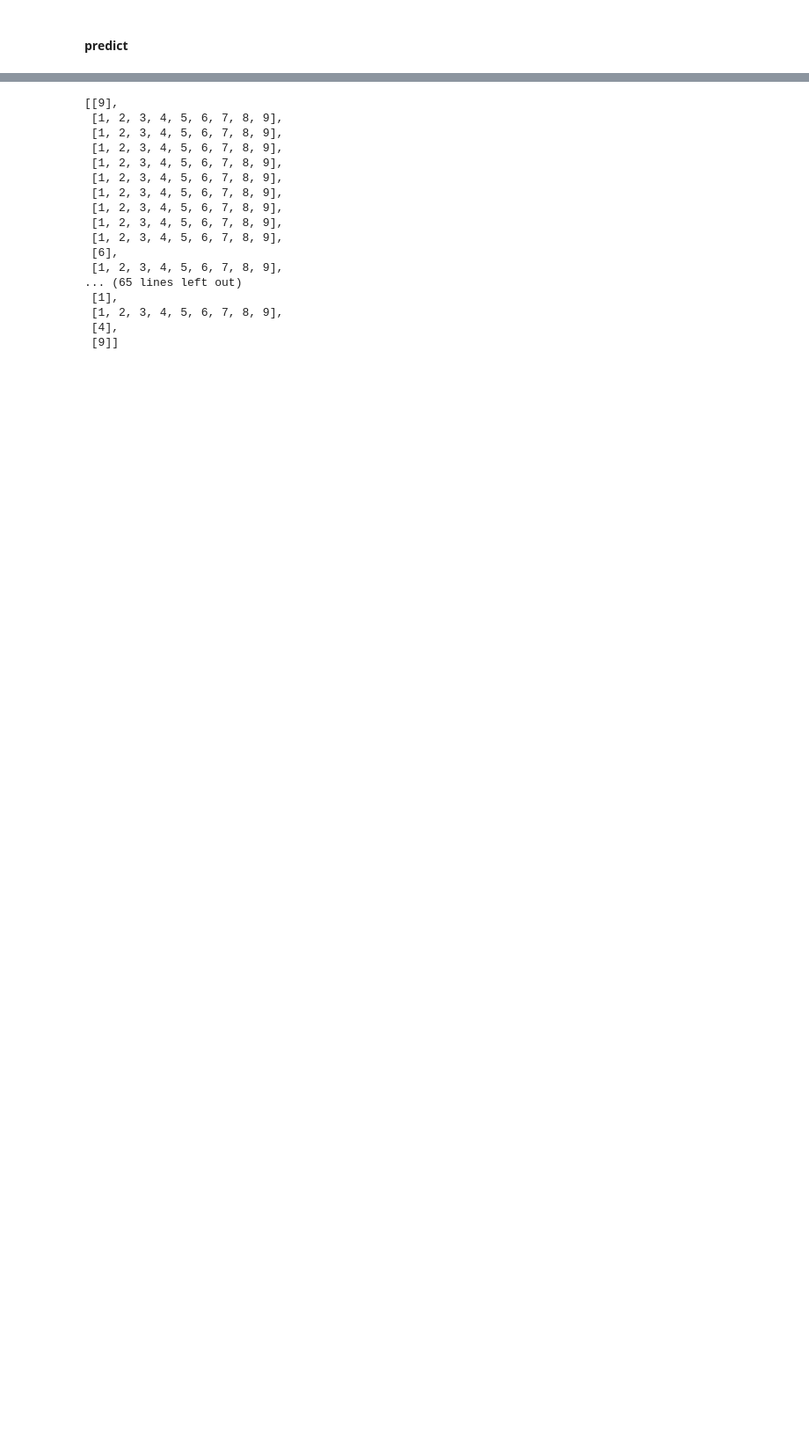
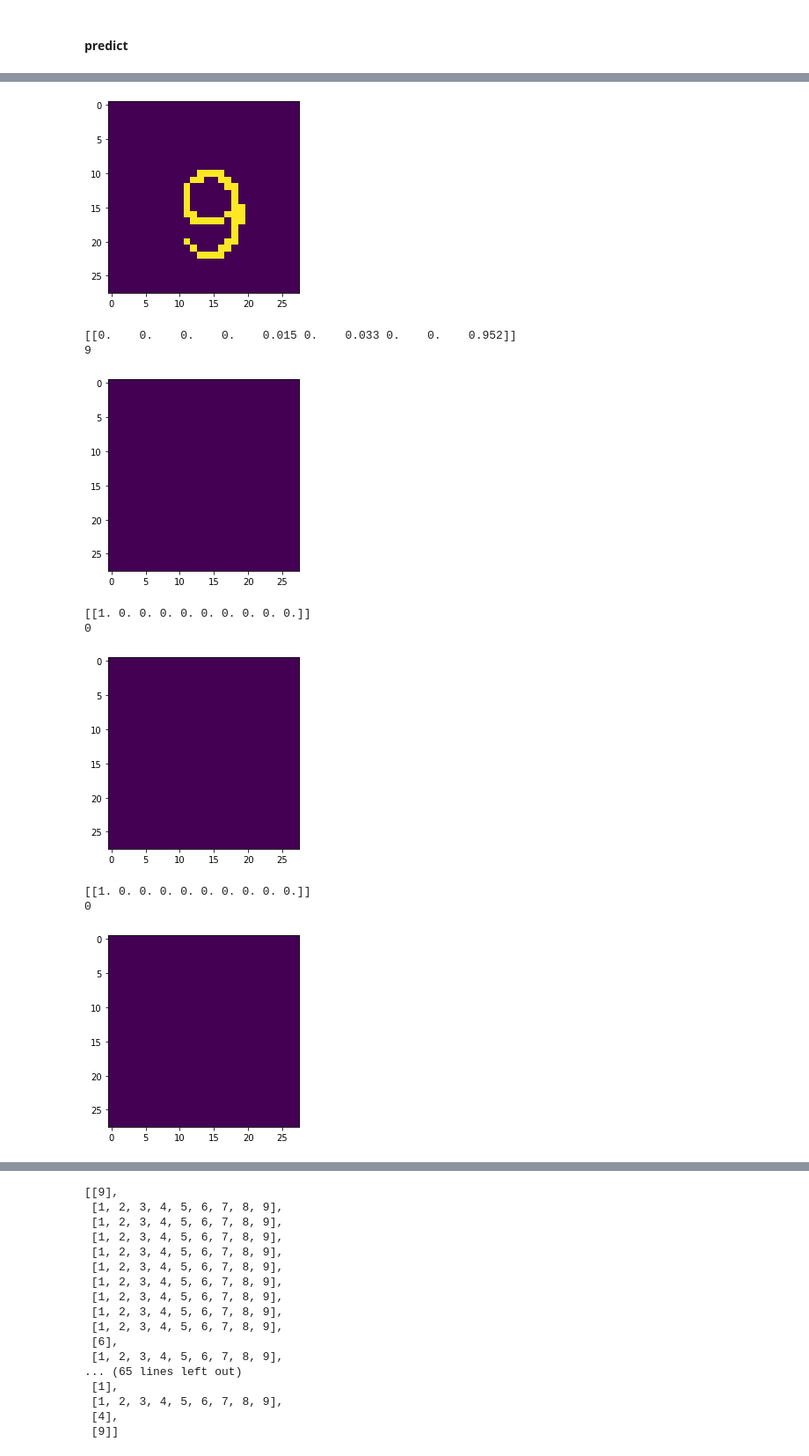
Before and after one commit to thilakghub/sudokusolver, a Jupyter notebook: create-train-data.ipynb, the cells around one changed output, grey strips where cells are left out. Shown at 88% size. Drawn from its saved outputs; the diff is of its cells as text; code cells hidden in the pictures; blank space fills up the shorter version.

```diff
--- a/create-train-data.ipynb
+++ b/create-train-data.ipynb
@@ -708,29 +675,40 @@ for i in range(80):
 # %%
 for f in ['difficulty_hard_p1_copy.png']:
     foo = cv2.imread(f)
 #         removing horizontal and vertical grids
     foo = h_v(foo)
 #         making both height and width of the same dimension which is 9 * 28
     foo = cv2.resize(foo, (252,252), interpolation = cv2.INTER_LINEAR)
     foo = cv2.cvtColor(foo,cv2.COLOR_BGR2GRAY)
     foo = cv2.threshold(foo, 170, 255, cv2.THRESH_BINARY_INV)[1]
 #     plt.imshow(foo)
 #     plt.show()
 
 #         store train data
     h,w = foo.shape
     box = 28
     s = 0
     for i in range(0,h,box):
         for j in range(0,w,box):
             foo_r = foo[i:i+box:, j:j+box]
-#             plt.imshow(foo_r)
-#             plt.show()
+            plt.imshow(foo_r)
+            plt.show()
 
             foo_f = foo_r.reshape((1, foo_r.shape[0], foo_r.shape[1], 1)).astype('float32')
             foo_f = foo_f / 255
-#             print(np.round(model.predict(foo_f),3))
-#             print(np.argmax(model.predict(foo_f)))
+            print(np.round(model.predict(foo_f),3))
+            print(np.argmax(model.predict(foo_f)))
             if (np.argmax(model.predict(foo_f)) > 0):
                 sudoku_array[s] = [np.argmax(model.predict(foo_f))]
             s = s + 1
+# %% [output]
+[figure, added]
+[[0.    0.    0.    0.    0.015 0.    0.033 0.    0.    0.952]]
+9
+[figure, added]
+[[1. 0. 0. 0. 0. 0. 0. 0. 0. 0.]]
+0
+[figure, added]
+[[1. 0. 0. 0. 0. 0. 0. 0. 0. 0.]]
+0
+[figure, added]
```
Also changed, not shown: parts of 8 cells of this notebook, 1 other file.
